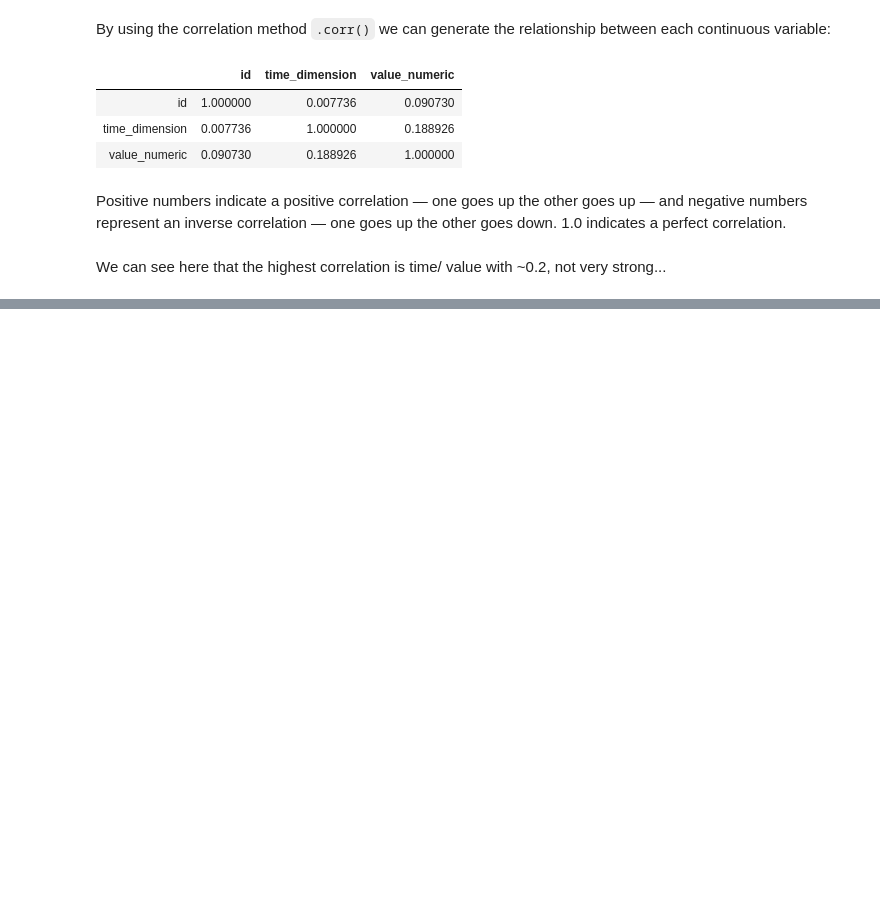
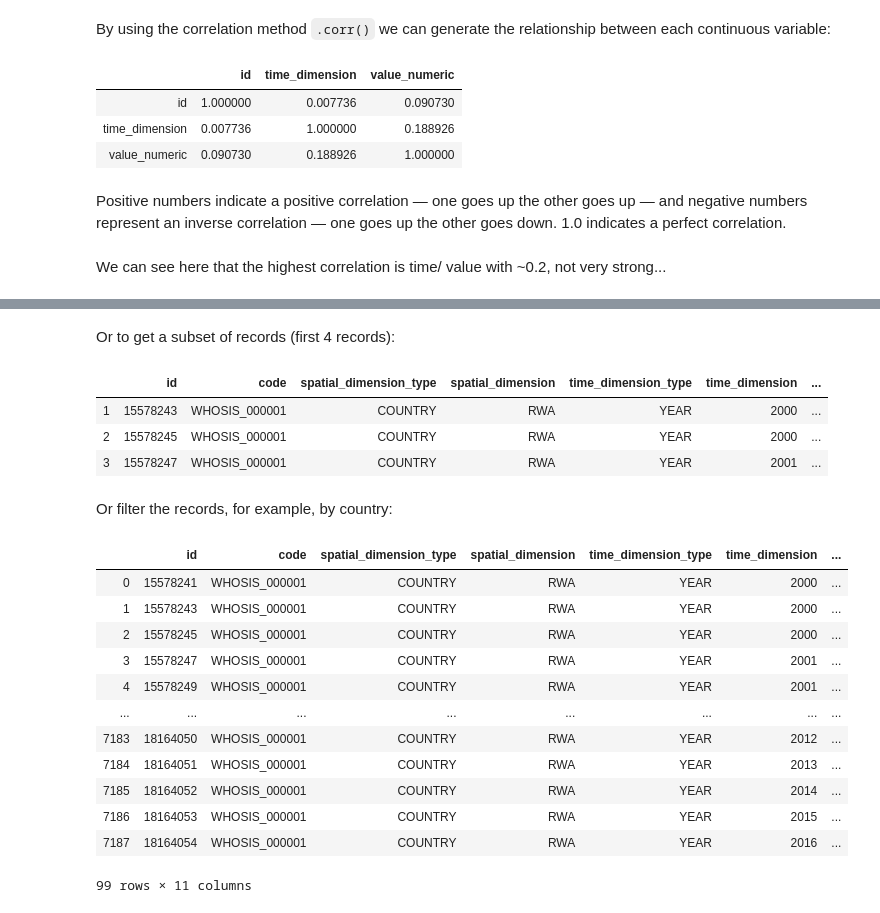
Before and after one commit to djedi-knight/WHO, a Jupyter notebook: 02 - Data Analysis - Example.ipynb, the cells around one changed output, grey strips where cells are left out. Cells and saved outputs as stored; diff of their text form; code cells hidden in the pictures; blank space fills up the shorter version.

```diff
--- a/02 - Data Analysis.ipynb
+++ b/02 - Data Analysis - Example.ipynb
@@ -267,0 +267,29 @@ Name: 2, dtype: object
+# %% [markdown]
+Or to get a subset of records (first 4 records):
+# %%
+records = df.iloc[1:4]
+records
+# %% [output]
+|  | id | code | spatial_dimension_type | spatial_dimension | time_dimension_type | time_dimension | ... |
+| 1 | 15578243 | WHOSIS_000001 | COUNTRY | RWA | YEAR | 2000 | ... |
+| 2 | 15578245 | WHOSIS_000001 | COUNTRY | RWA | YEAR | 2000 | ... |
+| 3 | 15578247 | WHOSIS_000001 | COUNTRY | RWA | YEAR | 2001 | ... |
+# %% [markdown]
+Or filter the records, for example, by country:
+# %%
+rwa_records = df[df['spatial_dimension'] == 'RWA']
+rwa_records
+# %% [output]
+|  | id | code | spatial_dimension_type | spatial_dimension | time_dimension_type | time_dimension | ... |
+| 0 | 15578241 | WHOSIS_000001 | COUNTRY | RWA | YEAR | 2000 | ... |
+| 1 | 15578243 | WHOSIS_000001 | COUNTRY | RWA | YEAR | 2000 | ... |
+| 2 | 15578245 | WHOSIS_000001 | COUNTRY | RWA | YEAR | 2000 | ... |
+| 3 | 15578247 | WHOSIS_000001 | COUNTRY | RWA | YEAR | 2001 | ... |
+| 4 | 15578249 | WHOSIS_000001 | COUNTRY | RWA | YEAR | 2001 | ... |
+| ... | ... | ... | ... | ... | ... | ... | ... |
+| 7183 | 18164050 | WHOSIS_000001 | COUNTRY | RWA | YEAR | 2012 | ... |
+| 7184 | 18164051 | WHOSIS_000001 | COUNTRY | RWA | YEAR | 2013 | ... |
+| 7185 | 18164052 | WHOSIS_000001 | COUNTRY | RWA | YEAR | 2014 | ... |
+| 7186 | 18164053 | WHOSIS_000001 | COUNTRY | RWA | YEAR | 2015 | ... |
+| 7187 | 18164054 | WHOSIS_000001 | COUNTRY | RWA | YEAR | 2016 | ... |
+99 rows × 11 columns
```
Also changed, not shown: parts of 21 cells of this notebook, 1 other file.
